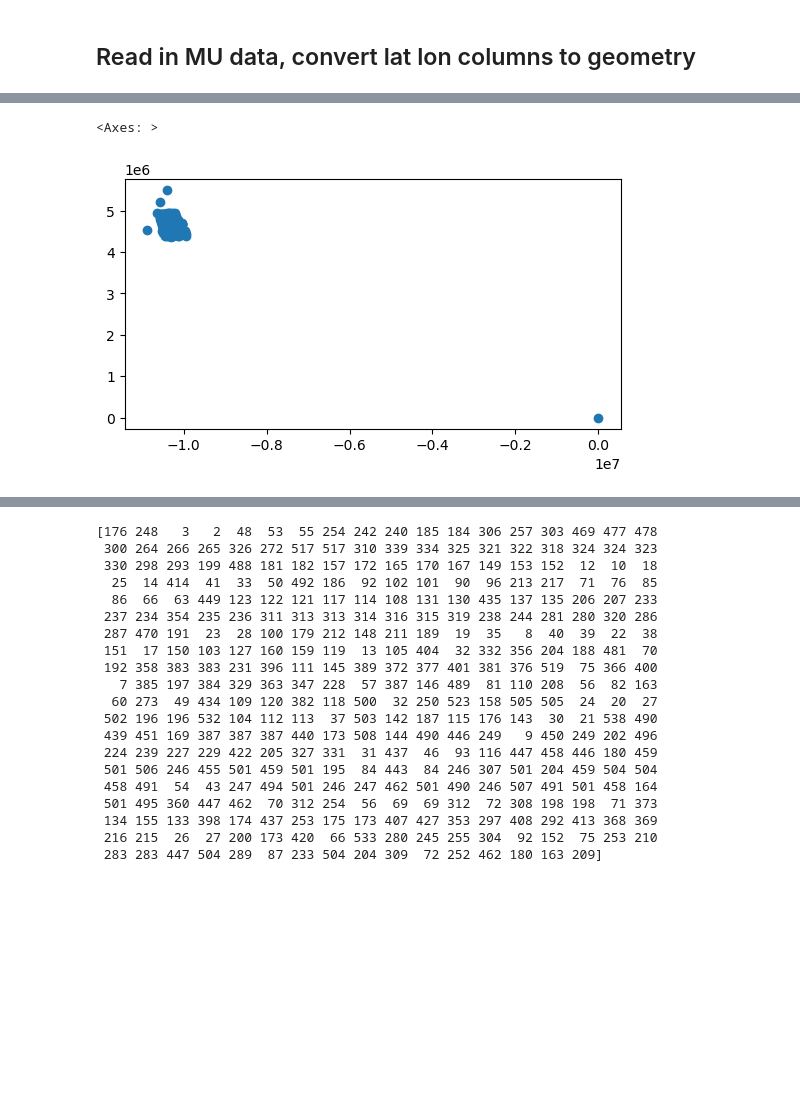
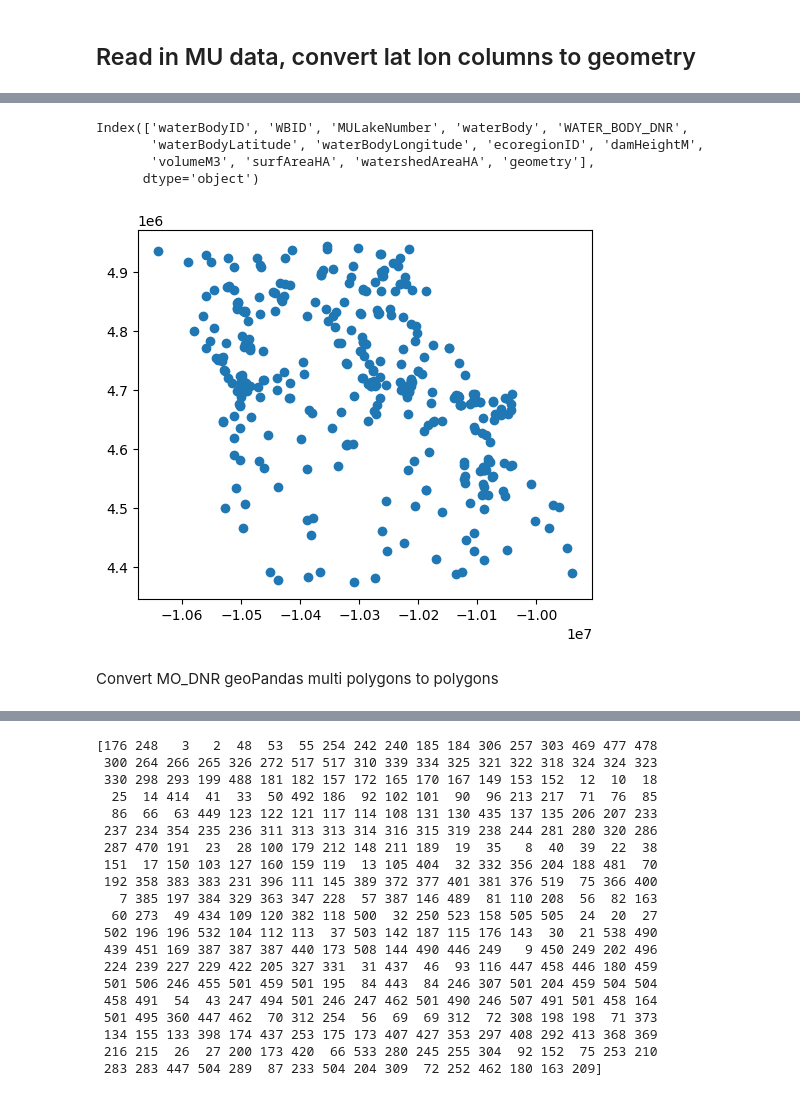
Before and after one commit to gsilsbe/Missouri_Reservoirs, a Jupyter notebook: match_MU_to_DNR_WBID_7630.ipynb, the cells around one changed output, grey strips where cells are left out. Drawn from its saved outputs; the diff is of its cells as text; code cells hidden in the pictures; blank space fills up the shorter version.

```diff
--- a/match_MU_to_DNR_WBID_7630.ipynb
+++ b/match_MU_to_DNR_WBID_7630.ipynb
@@ -57,11 +72,17 @@ MU
-# %%
-MU[MU.waterBody != 'Field Blank']
-MU[MU.waterBody != 'Cheney'] ## In Kansas
-MU[MU.waterBody != 'Lake Thunderhead'] ## In Minnesota
-geo_df = gpd.GeoDataFrame(MU, geometry=gpd.points_from_xy(MU.waterBodyLongitude, MU.waterBodyLatitude) ).set_crs(4326)
-geo_df = geo_df.to_crs(crs=3857)
-geo_df.plot()
-# %% [output]
-<Axes: >
-[figure, removed]
+# %%
+MU = pd.read_csv('MU_v_DNR.csv')
+MU = MU[MU['stateID']==29]
+MU = MU.drop(columns="Distance").drop(columns="waterBodyDesc").drop(columns="countyID").drop(columns="countryID").drop(columns="stateID").drop(columns="waterBodyTypeID").drop(columns="MDNRNameID").drop(columns="primarySLAP19").drop(columns="notes").drop(columns="geometry")
+MU_gdf = gpd.GeoDataFrame(MU, geometry=gpd.points_from_xy(MU.waterBodyLongitude, MU.waterBodyLatitude) ).set_crs(4326)
+MU_gdf = MU_gdf.to_crs(crs=3857)
+MU_gdf.plot()
+MU_gdf.keys()
+# %% [output]
+Index(['waterBodyID', 'WBID', 'MULakeNumber', 'waterBody', 'WATER_BODY_DNR',
+       'waterBodyLatitude', 'waterBodyLongitude', 'ecoregionID', 'damHeightM',
+       'volumeM3', 'surfAreaHA', 'watershedAreaHA', 'geometry'],
+      dtype='object')
+[figure, added]
+# %% [markdown]
+Convert MO_DNR geoPandas multi polygons to polygons
 # %%
```
Also changed, not shown: parts of 7 cells of this notebook.
